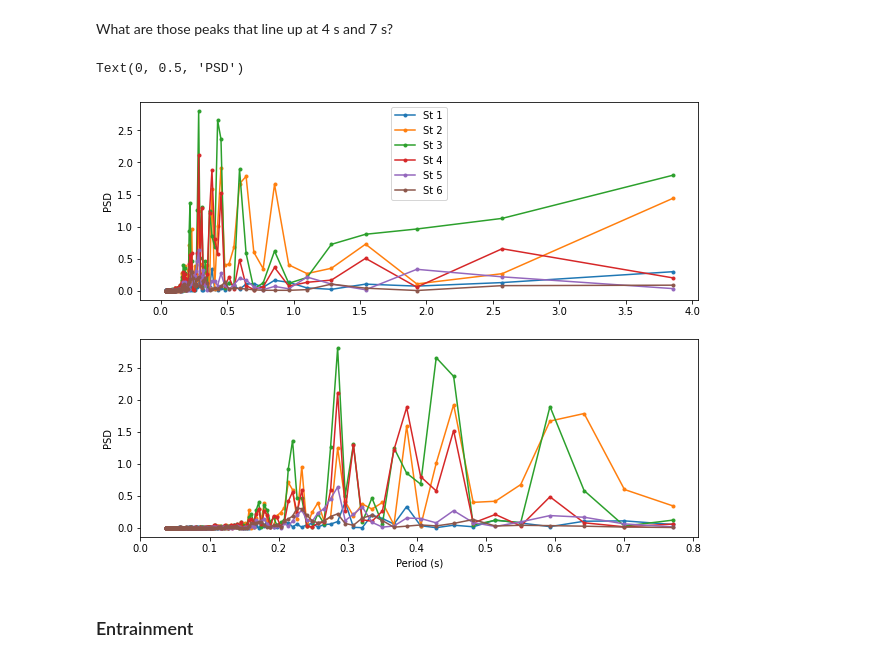
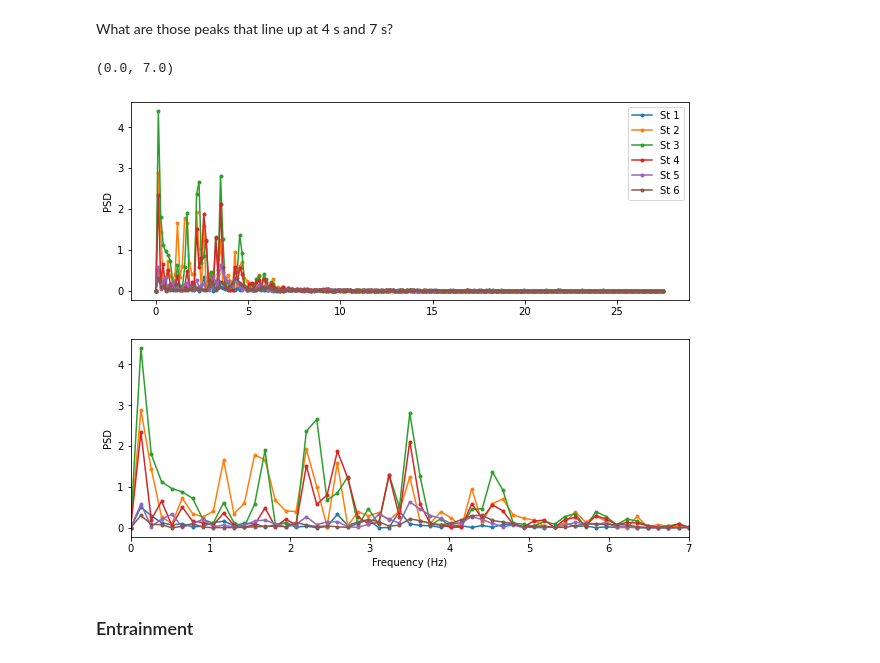
Before and after one commit to anakarinarm/GravityCurrent, a Jupyter notebook: paper_correcciones/pressure_timeseries_analysis.ipynb, the cells around one changed output. Cells and saved outputs as stored; diff of their text form; code cells hidden in the pictures.

```diff
--- a/paper_correcciones/pressure_timeseries_analysis.ipynb
+++ b/paper_correcciones/pressure_timeseries_analysis.ipynb
@@ -39,20 +39,21 @@ What are those peaks that line up at 4 s and 7 s?
 # %%
 fig,(ax,ax2) = plt.subplots(2,1,figsize=(10,8))
 
 for st in range(1,7):
     filename = ('GCer07_Pres%d_c1.txt' %st)
     df = pd.read_csv(filename, sep='\t', names=['time','pressure'])
     freq, psd = signal.periodogram(df.pressure, samp_freq, detrend='constant')
-    ax.plot(1/freq[2:], psd[2:],'.-', label='St %d' %st)
-    ax2.plot(1/freq[10:], psd[10:],'.-', label='St %d' %st)
+    ax.plot(freq[:], psd[:],'.-', label='St %d' %st)
+    ax2.plot(freq[:], psd[:],'.-', label='St %d' %st)
 
 ax.legend()
-ax2.set_xlabel('Period (s)')
+ax2.set_xlabel('Frequency (Hz)')
 ax.set_ylabel('PSD')
 ax2.set_ylabel('PSD')
+ax2.set_xlim(0,7)
 # %% [output]
-Text(0, 0.5, 'PSD')
+(0.0, 7.0)
-[figure, old version]
+[figure, new version]
 # %% [markdown]
 ### Entrainment
 # %%
```
Also changed, not shown: parts of 2 cells of this notebook.
